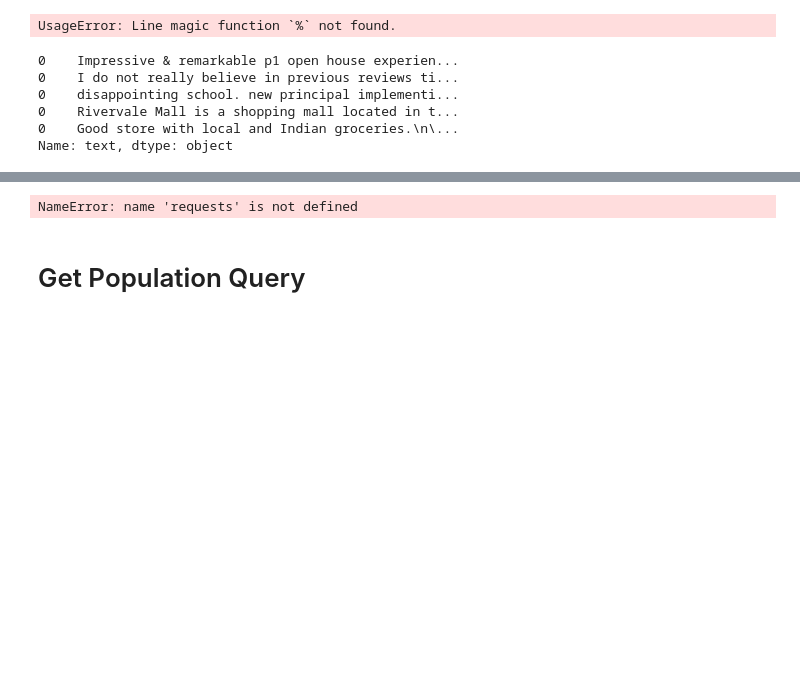
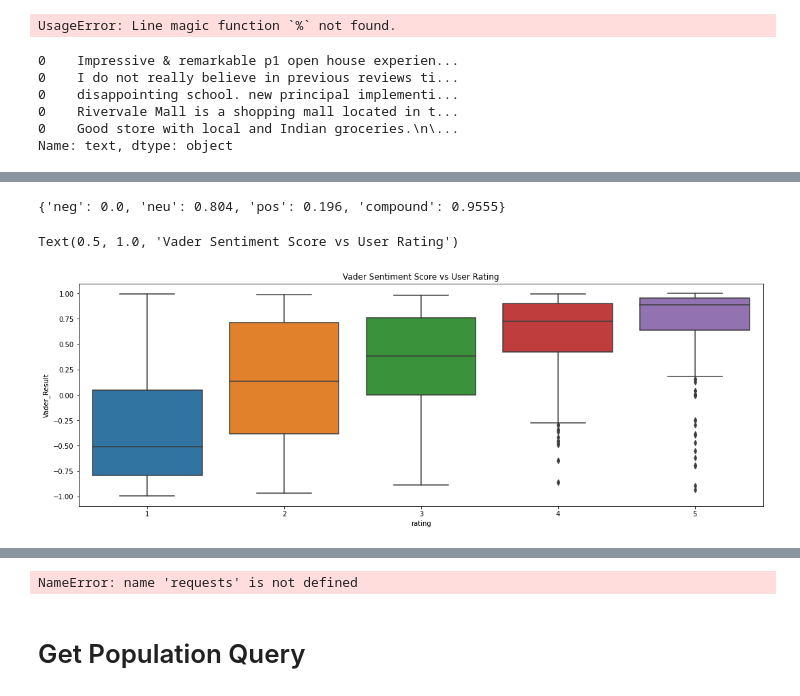
Before and after one commit to luckyzero0/MtechISS, a Jupyter notebook: s2_prac_capstone.ipynb, the cells around one changed output, grey strips where cells are left out. Cells and saved outputs as stored; diff of their text form; code cells hidden in the pictures; blank space fills up the shorter version.

```diff
--- a/s2_prac_capstone.ipynb
+++ b/s2_prac_capstone.ipynb
@@ -315,0 +304,12 @@ plt.show()
+# %%
+sia = SentimentIntensityAnalyzer()
+final_review_df['vader_output'] = final_review_df.text.apply(lambda x: sia.polarity_scores(x) if not(pd.isna(x)) else {})
+# %%
+final_review_df.vader_output.head().iloc[0]
+# %% [output]
+{'neg': 0.0, 'neu': 0.804, 'pos': 0.196, 'compound': 0.9555}
+# %%
+final_review_df['pos'] = final_review_df['vader_output'].apply(lambda x: x.get('pos'))
+final_review_df['neg'] = final_review_df['vader_output'].apply(lambda x: x.get('neg'))
+final_review_df['neu'] = final_review_df['vader_output'].apply(lambda x: x.get('neu'))
+final_review_df['Vader_Result'] = final_review_df['vader_output'].apply(lambda x: x.get('compound'))
@@ -315,0 +318,8 @@ plt.show()
+# %%
+import seaborn as sns
+fig, ax = plt.subplots(figsize=(18,6))
+sns.boxplot(data=final_review_df[['Vader_Result','rating']], x='rating', y='Vader_Result', ax=ax)
+plt.title('Vader Sentiment Score vs User Rating')
+# %% [output]
+Text(0.5, 1.0, 'Vader Sentiment Score vs User Rating')
+[figure, added]
```
Also changed, not shown: parts of 35 cells of this notebook, 1 other file.
